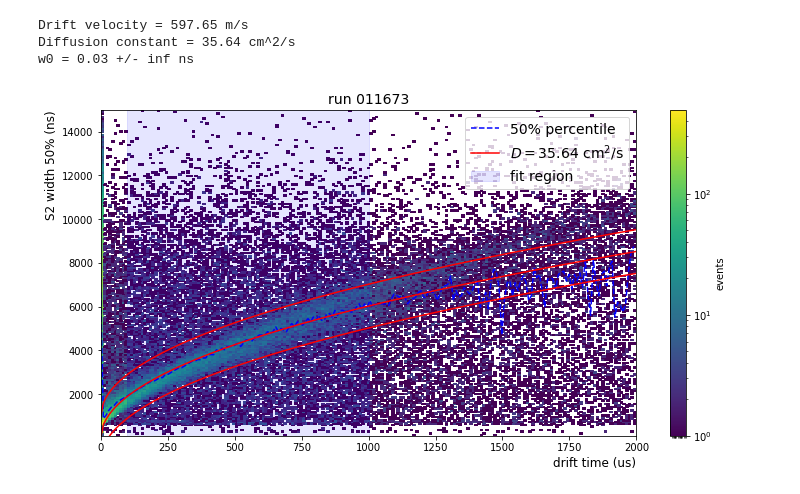
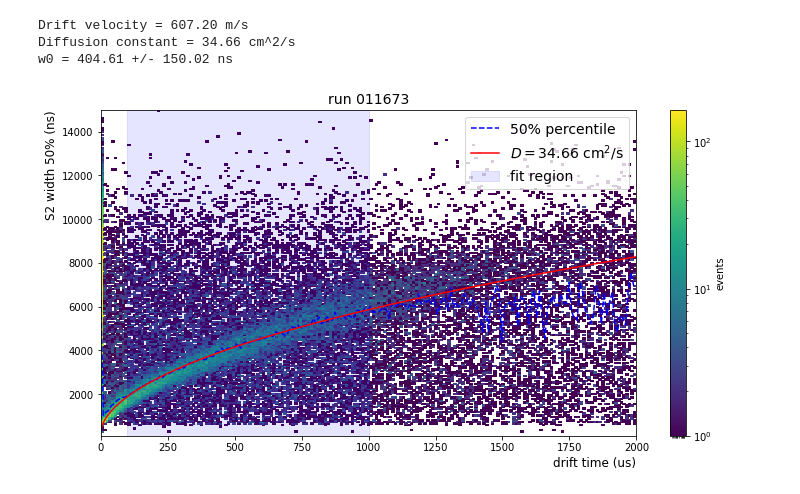
Before and after one commit to valerioda/xenon-note, a Jupyter notebook: fast_response_analysis/bkg-Kr_data-comparison.ipynb, the cells around one changed output. Drawn from its saved outputs; the diff is of its cells as text; code cells hidden in the pictures.

```diff
--- a/fast_response_analysis/bkg-Kr_data-comparison.ipynb
+++ b/fast_response_analysis/bkg-Kr_data-comparison.ipynb
@@ -186,8 +235,8 @@ def diffusion_constant(run_id, area_bounds, aft_bounds, width_bounds, fit_range,
     ys_d = diffusion(t, *popt) - 1000
 
     plt.plot(t, ys_m, label=f'$D = {popt[0]/1e3/(units.cm**2 / units.s):.2f}$ cm$^2$/s',color='r')
-    plt.plot(t, ys_u,color='r')
-    plt.plot(t, ys_d,color='r')
+    #plt.plot(t, ys_u,color='r')
+    #plt.plot(t, ys_d,color='r')
     plt.legend(fontsize=14)
     #print(f'Diffusion constant = {popt[0]/1e3/(units.cm**2 / units.s):.2f} +/- {perr[0]/1e3/(units.cm**2 / units.s):.2f} cm^2/s ')
     print(f'Diffusion constant = {popt[0]/1e3/(units.cm**2 / units.s):.2f} cm^2/s ')
@@ -194,0 +250,14 @@ def diffusion_constant(run_id, area_bounds, aft_bounds, width_bounds, fit_range,
+# %%
+plots2_area_width(run_kr,1,6,2,4.5)
+area0 = (30,100)
+area1 = (2e3,1e4)
+area2 = (3e4,6e5)
+area3 = (1.5e4,4e4)
+width0 = (300,1000)
+width1 = (300,2e4)
+width2 = (300,2e4)
+width3 = (300,2e4)
+psu.rectangle(area0, width0, 'yellow')
+psu.rectangle(area1, width1, 'r')
+psu.rectangle(area2, width2, 'b')
+psu.rectangle(area3, width3, 'g')
@@ -194,0 +266,9 @@ def diffusion_constant(run_id, area_bounds, aft_bounds, width_bounds, fit_range,
+# %%
+plots2_area_aft(run_kr,1,6,0.6,0.85)
+aft1 = (0.71,0.77)
+aft2 = (0.74,0.77)
+aft3 = (0.79,0.825)
+psu.rectangle(area0, (0,1), 'yellow')
+psu.rectangle(area1, aft1, 'r')
+psu.rectangle(area2, aft2, 'b')
+psu.rectangle(area3, aft3, 'g')
@@ -194,0 +277,2 @@ def diffusion_constant(run_id, area_bounds, aft_bounds, width_bounds, fit_range,
+# %%
+vd_kr = drift_velocity(run_kr,area2, aft2, width2)
@@ -195,7 +284,7 @@ def diffusion_constant(run_id, area_bounds, aft_bounds, width_bounds, fit_range,
 # %%
-diffusion_constant(run_kr, (2e3,1e7), (0,0.8), (1,1e7),fit_range=(100,1000),vd = vd_kr)
+diffusion_constant(run_kr, area1, aft1, width1,fit_range=(100,1000),vd = vd_kr)
 # %% [output]
-Drift velocity = 597.65 m/s
-Diffusion constant = 35.64 cm^2/s
-w0 = 0.03 +/- inf ns
+Drift velocity = 607.20 m/s
+Diffusion constant = 34.66 cm^2/s
+w0 = 404.61 +/- 150.02 ns
-[figure, old version]
+[figure, new version]
```
Also changed, not shown: parts of 28 cells of this notebook, 3 other files.
